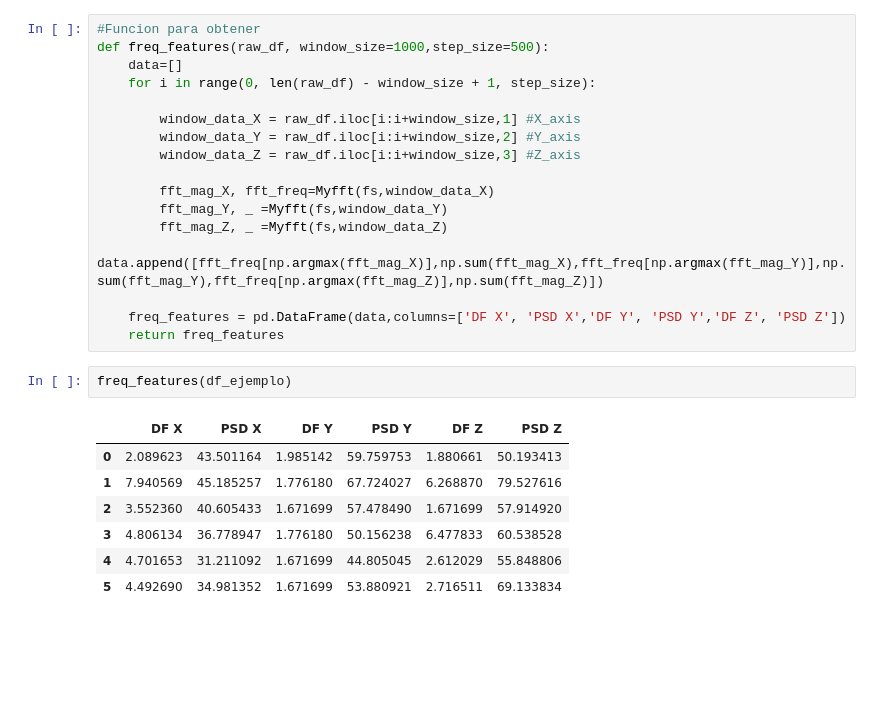
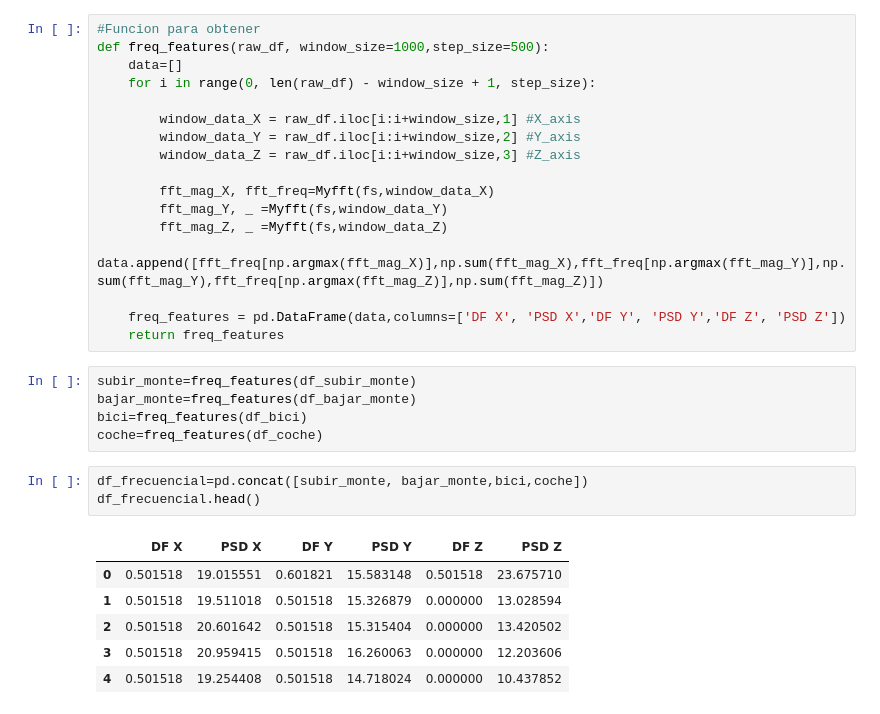
Before and after one commit to uunaii/Industria_R11, a Jupyter notebook: Code.ipynb, the cells around one changed output. Cells and saved outputs as stored; diff of their text form; blank space fills up the shorter version.

```diff
--- a/Code.ipynb
+++ b/Code.ipynb
@@ -115,13 +143,18 @@ def freq_features(raw_df, window_size=1000,step_size=500):
 
     freq_features = pd.DataFrame(data,columns=['DF X', 'PSD X','DF Y', 'PSD Y','DF Z', 'PSD Z'])
     return freq_features
-# %%
-freq_features(df_ejemplo)
-# %% [output]
-|  | DF X | PSD X | DF Y | PSD Y | DF Z | PSD Z |
-| 0 | 2.089623 | 43.501164 | 1.985142 | 59.759753 | 1.880661 | 50.193413 |
-| 1 | 7.940569 | 45.185257 | 1.776180 | 67.724027 | 6.268870 | 79.527616 |
-| 2 | 3.552360 | 40.605433 | 1.671699 | 57.478490 | 1.671699 | 57.914920 |
-| 3 | 4.806134 | 36.778947 | 1.776180 | 50.156238 | 6.477833 | 60.538528 |
-| 4 | 4.701653 | 31.211092 | 1.671699 | 44.805045 | 2.612029 | 55.848806 |
-| 5 | 4.492690 | 34.981352 | 1.671699 | 53.880921 | 2.716511 | 69.133834 |
+# %%
+subir_monte=freq_features(df_subir_monte)
+bajar_monte=freq_features(df_bajar_monte)
+bici=freq_features(df_bici)
+coche=freq_features(df_coche)
+# %%
+df_frecuencial=pd.concat([subir_monte, bajar_monte,bici,coche])
+df_frecuencial.head()
+# %% [output]
+|  | DF X | PSD X | DF Y | PSD Y | DF Z | PSD Z |
+| 0 | 0.501518 | 19.015551 | 0.601821 | 15.583148 | 0.501518 | 23.675710 |
+| 1 | 0.501518 | 19.511018 | 0.501518 | 15.326879 | 0.000000 | 13.028594 |
+| 2 | 0.501518 | 20.601642 | 0.501518 | 15.315404 | 0.000000 | 13.420502 |
+| 3 | 0.501518 | 20.959415 | 0.501518 | 16.260063 | 0.000000 | 12.203606 |
+| 4 | 0.501518 | 19.254408 | 0.501518 | 14.718024 | 0.000000 | 10.437852 |
```
Also changed, not shown: parts of 20 cells of this notebook.
